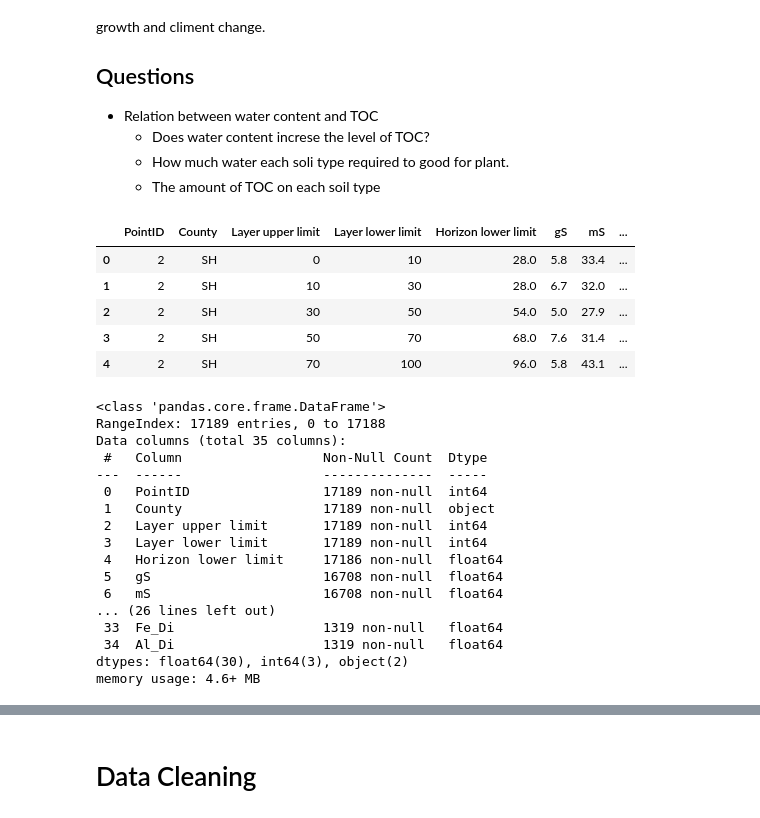
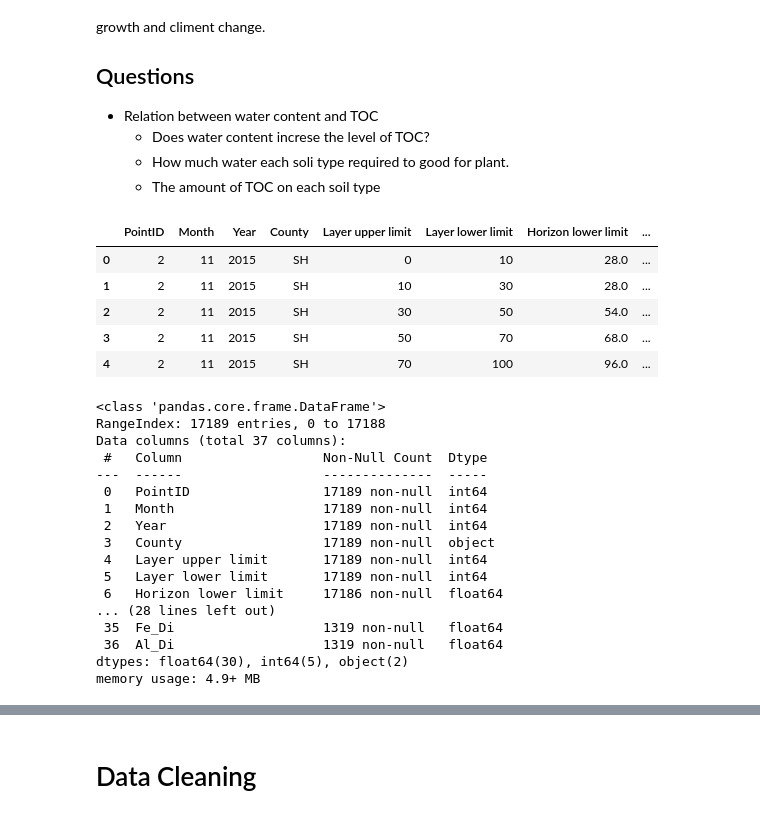
Before and after one commit to ostadsgo/cbm, a Jupyter notebook: DA-Carbon.ipynb, the cells around one changed output, grey strips where cells are left out. Cells and saved outputs as stored; diff of their text form; code cells hidden in the pictures.

```diff
--- a/DA-Carbon.ipynb
+++ b/DA-Carbon.ipynb
@@ -12,37 +12,54 @@ The real goal is amount of moister and TOC on plant growth and climent change.
 # %%
 import pandas as pd
 
 
 pd.set_option('display.max_columns', None)
+
+# Read csv
 df = pd.read_csv("LABORATORY_DATA.csv")
+df_date = pd.read_csv("datetime.csv")
+
+# merge month and year with the data
+df = pd.merge(df, df_date[['PointID', 'Probenahme_Monat', 'Probenahme_Jahr']],
+                    on='PointID', how='left')
+
+# Move `Month` and `Year` column
+month = df.pop("Probenahme_Monat")
+year = df.pop("Probenahme_Jahr")
+df.insert(1, "Month", month)
+df.insert(2, "Year", year)
+
+# Save the df with month and year to new csv file
+df.to_csv("lab_data.csv", index=False)
+
 df.head()
 # %% [output]
-|  | PointID | County | Layer upper limit | Layer lower limit | Horizon lower limit | gS | mS | ... |
-| 0 | 2 | SH | 0 | 10 | 28.0 | 5.8 | 33.4 | ... |
-| 1 | 2 | SH | 10 | 30 | 28.0 | 6.7 | 32.0 | ... |
-| 2 | 2 | SH | 30 | 50 | 54.0 | 5.0 | 27.9 | ... |
-| 3 | 2 | SH | 50 | 70 | 68.0 | 7.6 | 31.4 | ... |
-| 4 | 2 | SH | 70 | 100 | 96.0 | 5.8 | 43.1 | ... |
+|  | PointID | Month | Year | County | Layer upper limit | Layer lower limit | Horizon lower limit | ... |
+| 0 | 2 | 11 | 2015 | SH | 0 | 10 | 28.0 | ... |
+| 1 | 2 | 11 | 2015 | SH | 10 | 30 | 28.0 | ... |
+| 2 | 2 | 11 | 2015 | SH | 30 | 50 | 54.0 | ... |
+| 3 | 2 | 11 | 2015 | SH | 50 | 70 | 68.0 | ... |
+| 4 | 2 | 11 | 2015 | SH | 70 | 100 | 96.0 | ... |
 # %%
 df.info()
 # %% [output]
 <class 'pandas.core.frame.DataFrame'>
 RangeIndex: 17189 entries, 0 to 17188
-Data columns (total 35 columns):
+Data columns (total 37 columns):
  #   Column                  Non-Null Count  Dtype
 ---  ------                  --------------  -----
  0   PointID                 17189 non-null  int64
- 1   County                  17189 non-null  object
- 2   Layer upper limit       17189 non-null  int64
- 3   Layer lower limit       17189 non-null  int64
- 4   Horizon lower limit     17186 non-null  float64
- 5   gS                      16708 non-null  float64
- 6   mS                      16708 non-null  float64
-... (26 lines left out)
- 33  Fe_Di                   1319 non-null   float64
- 34  Al_Di                   1319 non-null   float64
-dtypes: float64(30), int64(3), object(2)
-memory usage: 4.6+ MB
+ 1   Month                   17189 non-null  int64
+ 2   Year                    17189 non-null  int64
+ 3   County                  17189 non-null  object
+ 4   Layer upper limit       17189 non-null  int64
+ 5   Layer lower limit       17189 non-null  int64
+ 6   Horizon lower limit     17186 non-null  float64
+... (28 lines left out)
+ 35  Fe_Di                   1319 non-null   float64
+ 36  Al_Di                   1319 non-null   float64
+dtypes: float64(30), int64(5), object(2)
+memory usage: 4.9+ MB
 # %%
 df.describe()
 # %% [output]
```
Also changed, not shown: parts of 17 cells of this notebook, 1 other file.
